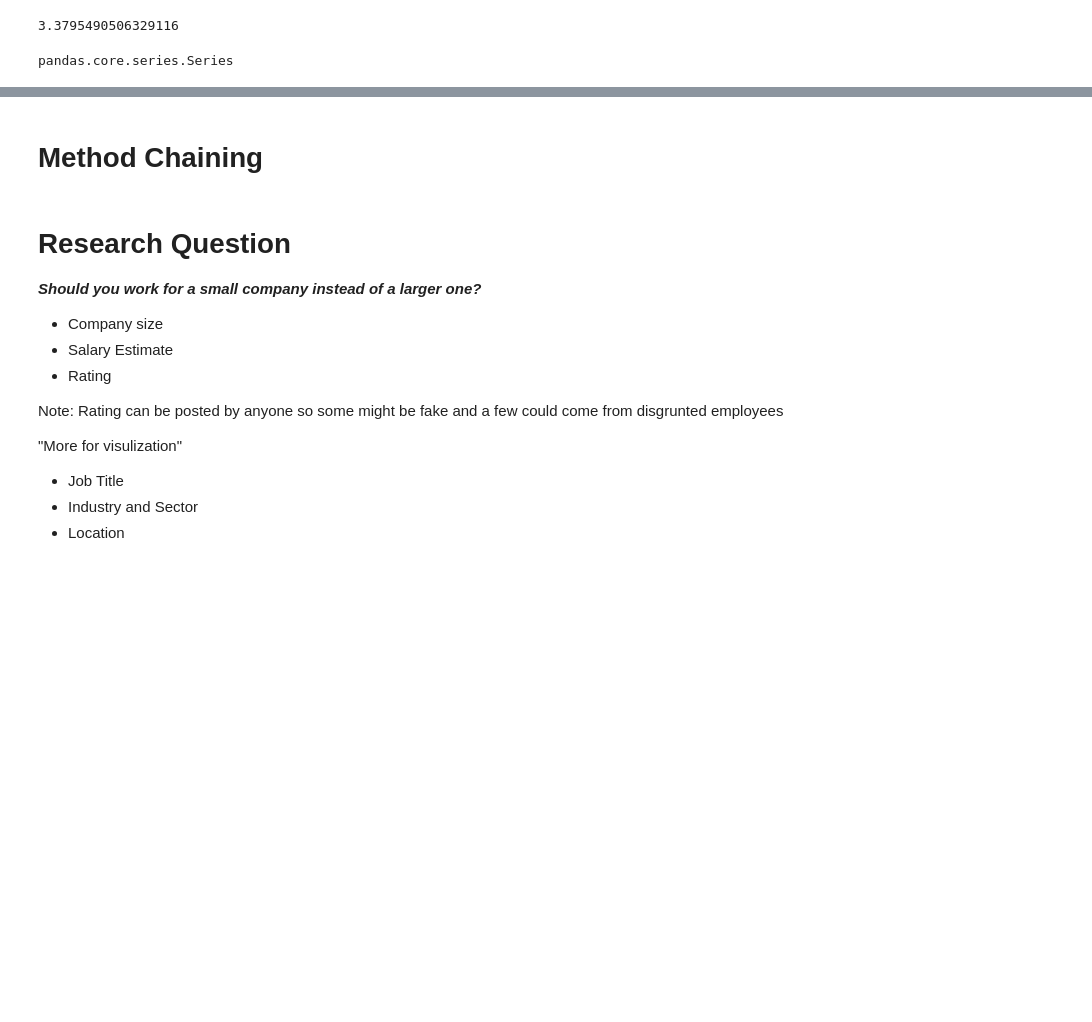
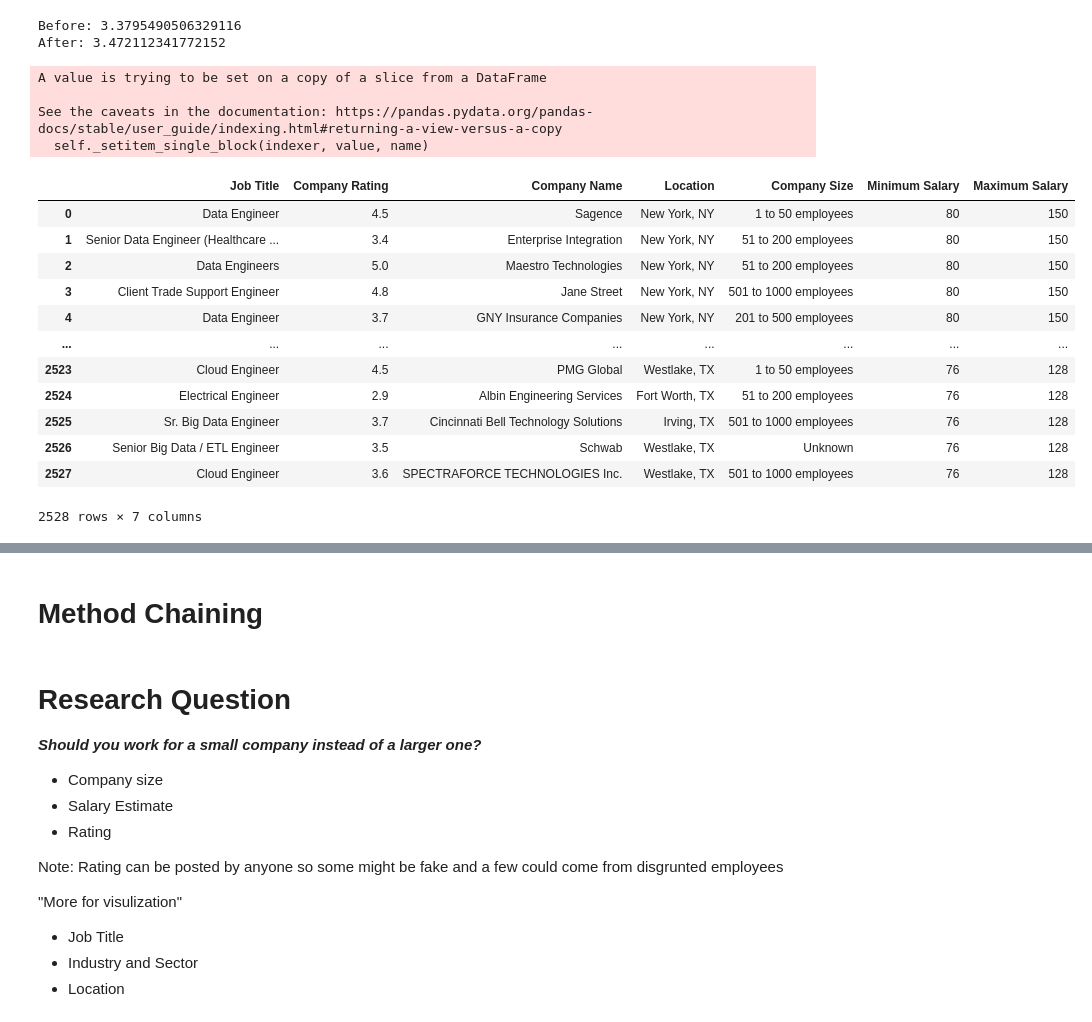
Before and after one commit to data301-2021-summer2/project-group31-project, a Jupyter notebook: Analysis Notebook.ipynb, the cells around one changed output, grey strips where cells are left out. Cells and saved outputs as stored; diff of their text form; code cells hidden in the pictures; blank space fills up the shorter version.

```diff
--- a/Analysis Notebook.ipynb
+++ b/Analysis Notebook.ipynb
@@ -63,0 +46,3 @@ memory usage: 256.9+ KB
+# %%
+# The "Company Rating" column might have duplicate in there
+df2 = df2.rename(columns = {"Rating" : "Company Rating","Size":"Company Size"})
@@ -64,10 +53,56 @@ memory usage: 256.9+ KB
 # %%
-# For "Rating" column, turning int -1 to 0 so the mean calculation will be correct
-rating_average = np.mean(df2["Rating"])
-rating_average
+# For the "Rating" column, turning int -1 to 0 for the mean calculation so the mean it will be correct
+# reference: https://stackoverflow.com/questions/53587315/pandas-find-specific-value-in-entire-dataframe
+print("Before:",np.mean(df2["Company Rating"]))
+df2["Company Rating"].loc[df2["Company Rating"]==-1] = 0.0
+print("After:",np.mean(df2["Company Rating"]))
 # %% [output]
-3.3795490506329116
+Before: 3.3795490506329116
+After: 3.472112341772152
+A value is trying to be set on a copy of a slice from a DataFrame
+
+See the caveats in the documentation: https://pandas.pydata.org/pandas-docs/stable/user_guide/indexing.html#returning-a-view-versus-a-copy
+  self._setitem_single_block(indexer, value, name)
+# %%
+df2["Company Size"].loc[df2["Company Size"] == "-1"] = "Unknown"
+# %%
+# Remove \n4.5 attached at the end of the company name & (Glassdoor est.) in Salary Estimate column
+# https://stackoverflow.com/questions/51956572/modify-string-values-of-a-pandas-dataframe-column
+df2["Company Name"] = df2["Company Name"].replace(r'\n.*', '', regex=True)
+df2["Salary Estimate"] = df2["Salary Estimate"].replace(r'\(.*', '', regex=True)
 # %%
-# Convert str "80K - 150K" in the "Salary Estimate" to maybe int
+# Convert str "80K - 150K" in the "Salary Estimate" to int
+# split string at the "-" and replace "K" in str then convert srt to int
+# https://stackoverflow.com/questions/32464280/converting-currency-with-to-numbers-in-python-pandas/32465968
+# https://www.geeksforgeeks.org/python-pandas-split-strings-into-two-list-columns-using-str-split/
+
+df2["Salary Estimate"] = df2["Salary Estimate"].replace('[\$]', '', regex=True)
+
+
+new = df2["Salary Estimate"].str.split("-", n = 1, expand = True)
+df2["Minimum Salary"]= new[0]
+df2["Maximum Salary"]= new[1]
+df2.drop(columns =["Salary Estimate"],inplace = True)
+
+#df2["Salary Estimate"] = df2["Salary Estimate"].replace('[\-]', '', regex=True)
+
+df2["Minimum Salary"] = df2["Minimum Salary"].replace('K', '', regex=True)
+df2["Maximum Salary"] = df2["Maximum Salary"].replace('K', '', regex=True)
+df2["Minimum Salary"] = df2["Minimum Salary"].astype(int)
+df2["Maximum Salary"] = df2["Maximum Salary"].astype(int)
+
+df2
 # %% [output]
+|  | Job Title | Company Rating | Company Name | Location | Company Size | Minimum Salary | Maximum Salary |
+| 0 | Data Engineer | 4.5 | Sagence | New York, NY | 1 to 50 employees | 80 | 150 |
+| 1 | Senior Data Engineer (Healthcare ... | 3.4 | Enterprise Integration | New York, NY | 51 to 200 employees | 80 | 150 |
+| 2 | Data Engineers | 5.0 | Maestro Technologies | New York, NY | 51 to 200 employees | 80 | 150 |
+| 3 | Client Trade Support Engineer | 4.8 | Jane Street | New York, NY | 501 to 1000 employees | 80 | 150 |
+| 4 | Data Engineer | 3.7 | GNY Insurance Companies | New York, NY | 201 to 500 employees | 80 | 150 |
+| ... | ... | ... | ... | ... | ... | ... | ... |
+| 2523 | Cloud Engineer | 4.5 | PMG Global | Westlake, TX | 1 to 50 employees | 76 | 128 |
+| 2524 | Electrical Engineer | 2.9 | Albin Engineering Services | Fort Worth, TX | 51 to 200 employees | 76 | 128 |
+| 2525 | Sr. Big Data Engineer | 3.7 | Cincinnati Bell Technology Solutions | Irving, TX | 501 to 1000 employees | 76 | 128 |
+| 2526 | Senior Big Data / ETL Engineer | 3.5 | Schwab | Westlake, TX | Unknown | 76 | 128 |
+| 2527 | Cloud Engineer | 3.6 | SPECTRAFORCE TECHNOLOGIES Inc. | Westlake, TX | 501 to 1000 employees | 76 | 128 |
-pandas.core.series.Series
+2528 rows × 7 columns
```
Also changed, not shown: parts of 11 cells of this notebook.
